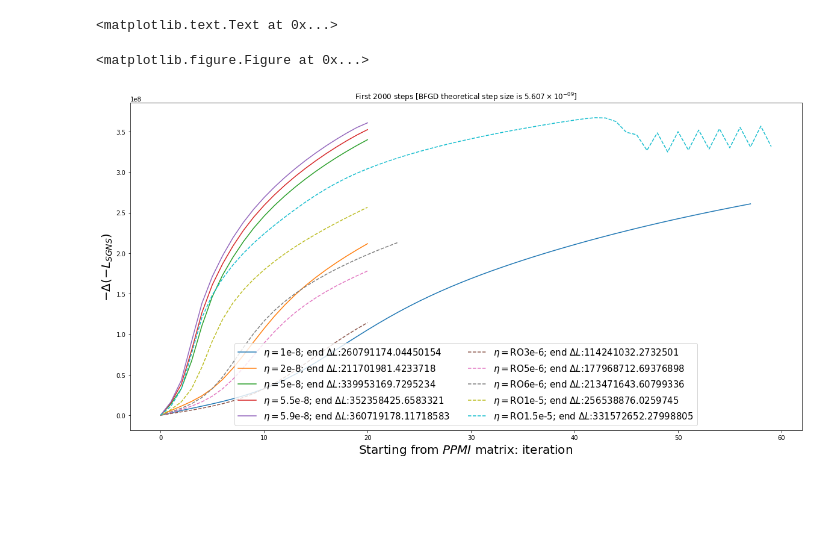
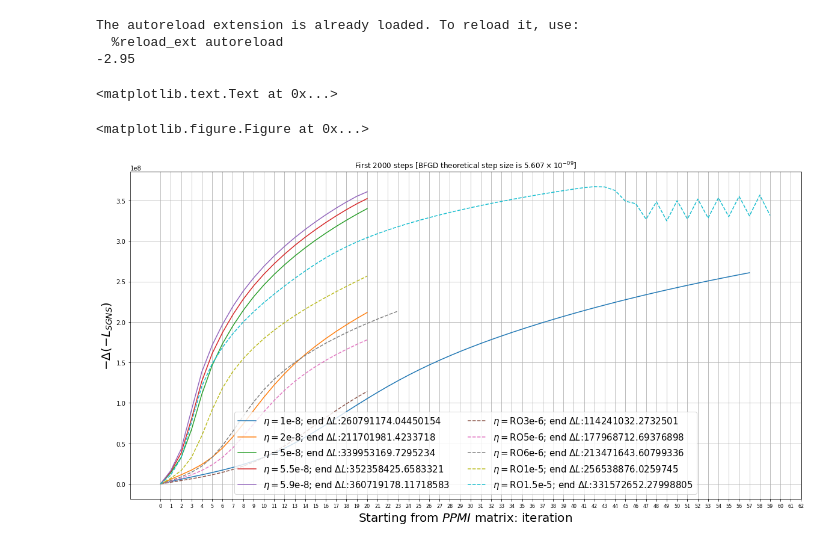
Before and after one commit to YerongLi/BFGD-sgns, a Jupyter notebook: plot.ipynb, the cells around one changed output. Cells and saved outputs as stored; diff of their text form; code cells hidden in the pictures; blank space fills up the shorter version.

```diff
--- a/plot.ipynb
+++ b/plot.ipynb
@@ -41,33 +44,40 @@ with open('log/'+loglist[1]) as file:
         line = re.sub("[(',)]", '', line)
         if 'Iter'==line.split(' ')[0]:
             init=float(line.split(' ')[4])
             break
 
 for log in loglist:
     with open('log/'+log) as file:
         x=[]; y=[]
         for line in file:
             line = re.sub("[(',)]", '', line)
             if 'Iter'==line.split(' ')[0]:
                 x.append(int(line.split(' ')[2]))
                 y.append(float(line.split(' ')[4]))
         lgd = str(log).split('_')
         if  not -1 == lgd[1].find('RO'):
             try:
                 plt.plot(x[start:end],(init-np.array(y[start:end])), linestyle='--',label='$\eta=$'+'RO'+lgd[2][3:]+'; end $\Delta L$:'+str(init-y[end-1]))
             except:
                 plt.plot(x[start:   ],(init-np.array(y[start:   ])), linestyle='--',label='$\eta=$'+'RO'+lgd[2][3:]+'; end $\Delta L$:'+str(init-y[   -1]))
         else:
             try:
                 plt.plot(x[start:end],(init-np.array(y[start:end])), label='$\eta=$'+lgd[1][3:]+lgd[2][3:]+'; end $\Delta L$:'+str(init-y[end-1]))
             except:
                 plt.plot(x[start:   ],(init-np.array(y[start:   ])), label='$\eta=$'+lgd[1][3:]+lgd[2][3:]+'; end $\Delta L$:'+str(init-y[   -1]))
 
+xmin, xmax = plt.xlim()
+print(xmin)
+plt.xticks(np.linspace(0, int(xmax)+1, int(xmax)+2), size=8)
+plt.grid(True)
 plt.legend(loc='lower center', fontsize=15,ncol=2)
 plt.title('First '+str(end*10)+' steps [BFGD theoretical step size is $5.607\\times 10^{-09}$]')
 plt.xlabel('Starting from $PPMI$ matrix: iteration',size=20)
 plt.ylabel('$-\Delta(-L_{SGNS})$',size=20)
 # %% [output]
-<matplotlib.text.Text at 0x...>
+The autoreload extension is already loaded. To reload it, use:
+  %reload_ext autoreload
+-2.95
-<matplotlib.figure.Figure at 0x...>
+<matplotlib.text.Text at 0x...>
+<matplotlib.figure.Figure at 0x...>
-[figure, old version]
+[figure, new version]
```
Also changed, not shown: parts of 12 cells of this notebook, 8 other files.
